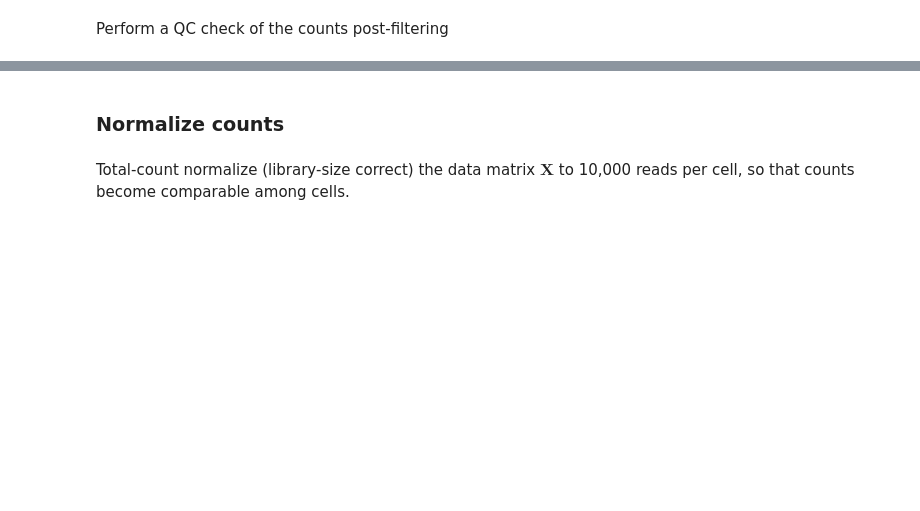
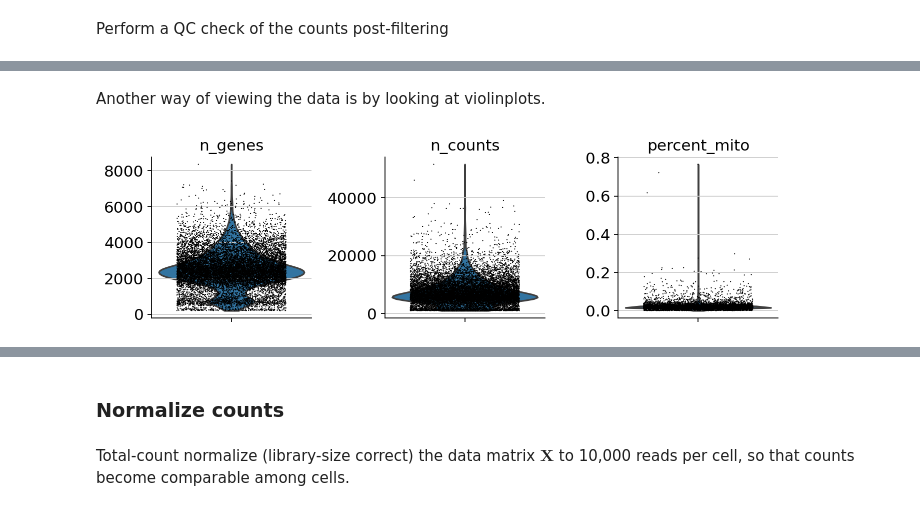
Before and after one commit to ingileif/BI188_Spring_2020, a Jupyter notebook: Bi188_data_analysis_project.ipynb, the cells around one changed output, grey strips where cells are left out. Drawn from its saved outputs; the diff is of its cells as text; code cells hidden in the pictures; blank space fills up the shorter version.

```diff
--- a/Bi188_data_analysis_project.ipynb
+++ b/Bi188_data_analysis_project.ipynb
@@ -465,6 +552,10 @@ Perform a QC check of the counts post-filtering
+# %% [markdown]
+Another way of viewing the data is by looking at violinplots.
 # %%
 sc.pl.violin(adata, ['n_genes', 'n_counts', 'percent_mito'],
-             jitter=0.4, multi_panel=True)
+             jitter = 0.3, multi_panel=True)
+# %% [output]
+[figure, added]
 # %%
 #examine mitochondrial content
 sc.pl.scatter(adata, x='n_counts', y='percent_mito')
```
Also changed, not shown: parts of 24 cells of this notebook.
